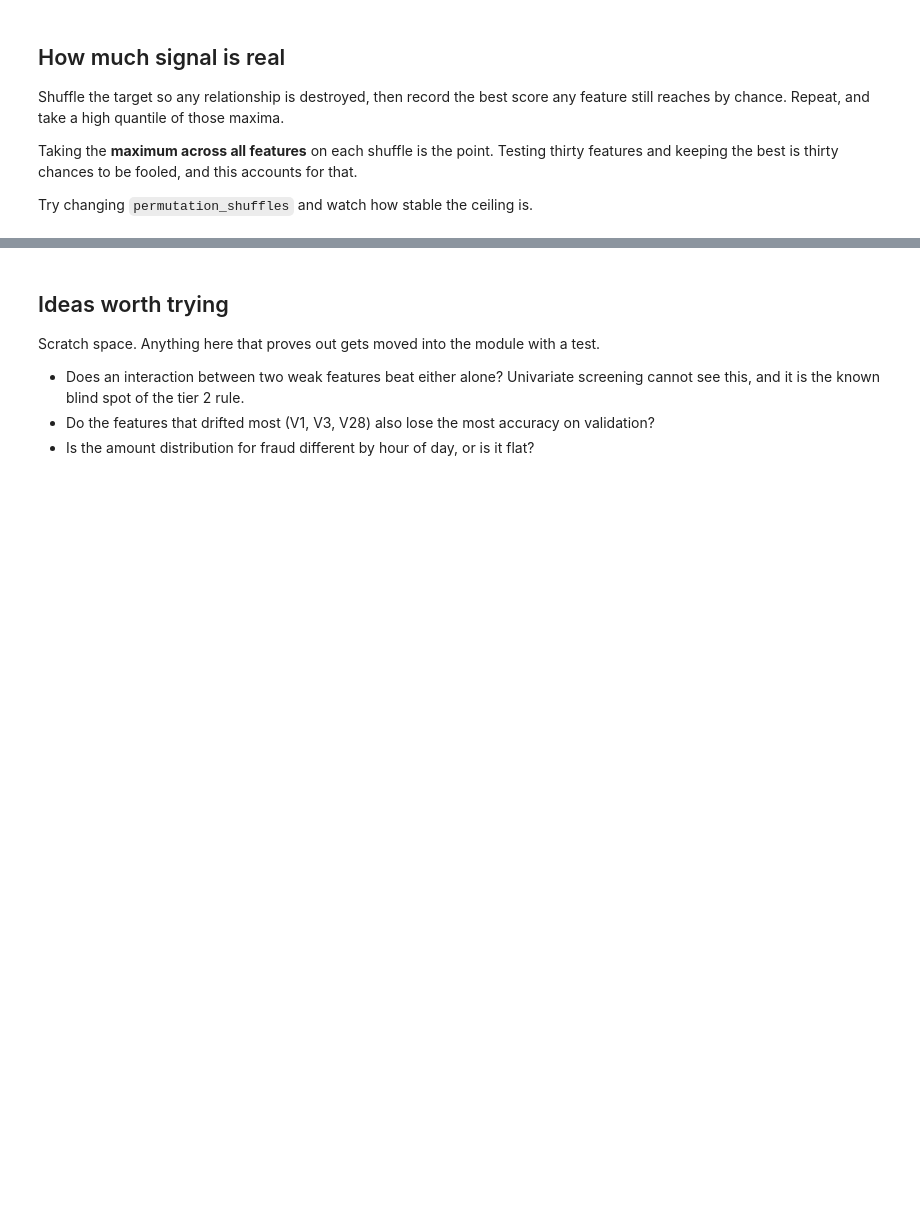
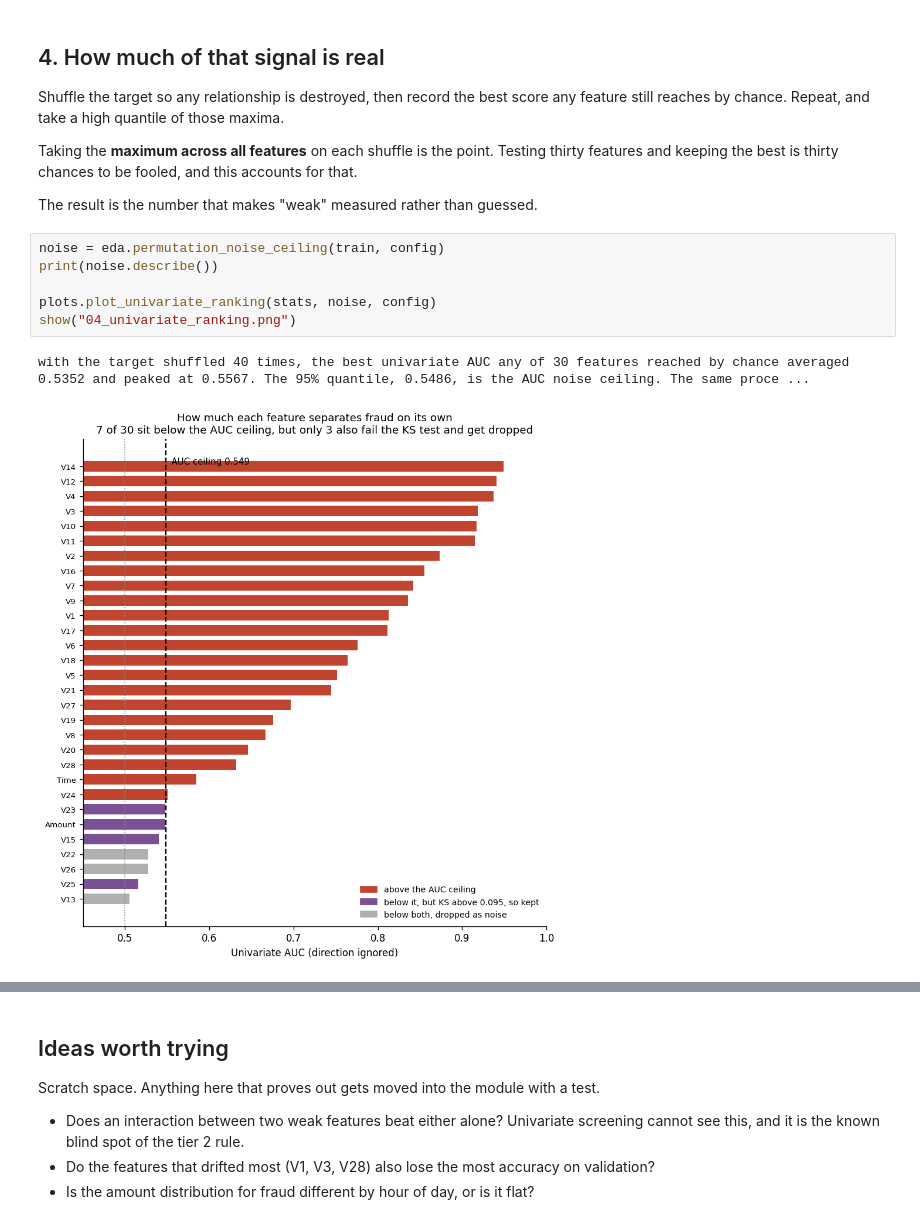
Before and after one commit to krishanthdev/fraud-detection-pipeline, a Jupyter notebook: notebooks/01_eda.ipynb, the cells around one changed output, grey strips where cells are left out. Drawn from its saved outputs; the diff is of its cells as text; blank space fills up the shorter version.

```diff
--- a/notebooks/01_eda.ipynb
+++ b/notebooks/01_eda.ipynb
@@ -67,5 +141,5 @@ stats
 # %% [markdown]
-## How much signal is real
+## 4. How much of that signal is real
 
 Shuffle the target so any relationship is destroyed, then record the best score any feature still
 reaches by chance. Repeat, and take a high quantile of those maxima.
@@ -73,5 +147,14 @@ reaches by chance. Repeat, and take a high quantile of those maxima.
 Taking the **maximum across all features** on each shuffle is the point. Testing thirty features
 and keeping the best is thirty chances to be fooled, and this accounts for that.
 
-Try changing `permutation_shuffles` and watch how stable the ceiling is.
+The result is the number that makes "weak" measured rather than guessed.
+# %%
+noise = eda.permutation_noise_ceiling(train, config)
+print(noise.describe())
+
+plots.plot_univariate_ranking(stats, noise, config)
+show("04_univariate_ranking.png")
+# %% [output]
+with the target shuffled 40 times, the best univariate AUC any of 30 features reached by chance averaged 0.5352 and peaked at 0.5567. The 95% quantile, 0.5486, is the AUC noise ceiling. The same proce ...
+[figure, added]
 # %%
```
Also changed, not shown: parts of 23 cells of this notebook, 3 other files.
